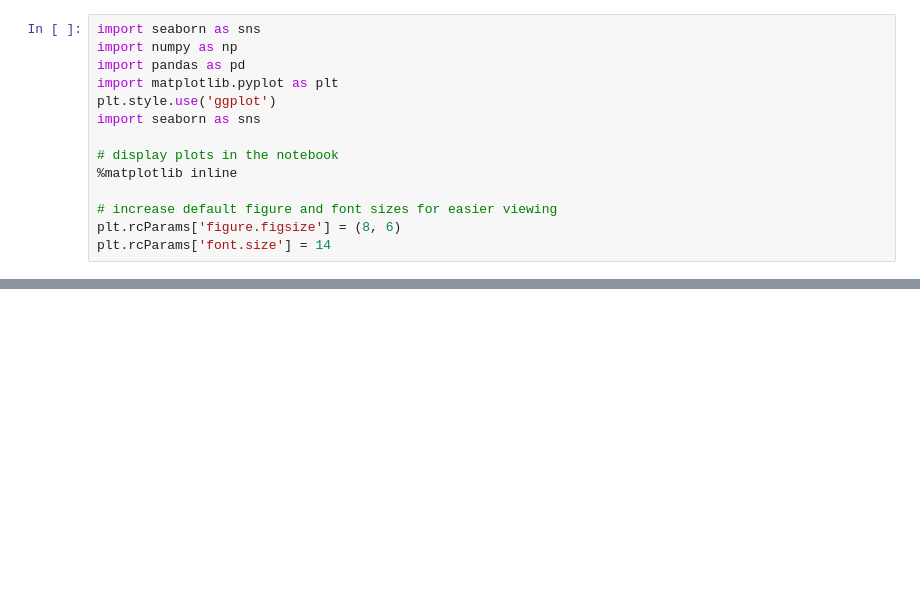
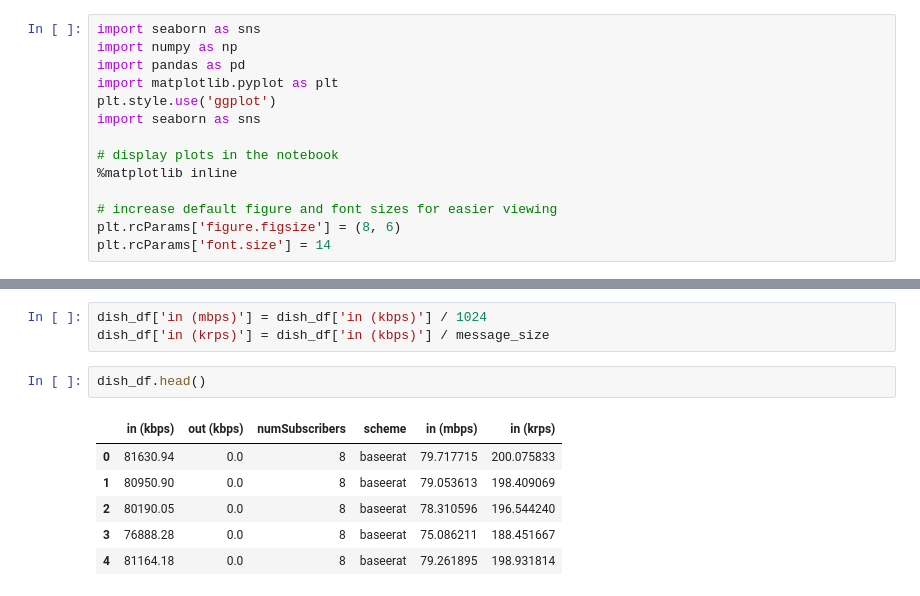
Before and after one commit to Elmo-MCast/measurements, a Jupyter notebook: vmware/analysis/apps/pub/vms/fanout/usage.ipynb, the cells around one changed output, grey strips where cells are left out. Saved outputs shown, nothing was run; the diff lists cells and outputs as text; blank space fills up the shorter version.

```diff
--- a/vmware/analysis/apps/pub/vms/fanout/usage.ipynb
+++ b/vmware/analysis/apps/pub/vms/fanout/usage.ipynb
@@ -292,0 +77,12 @@ plt.show()
+# %%
+dish_df['in (mbps)'] = dish_df['in (kbps)'] / 1024
+dish_df['in (krps)'] = dish_df['in (kbps)'] / message_size
+# %%
+dish_df.head()
+# %% [output]
+|  | in (kbps) | out (kbps) | numSubscribers | scheme | in (mbps) | in (krps) |
+| 0 | 81630.94 | 0.0 | 8 | baseerat | 79.717715 | 200.075833 |
+| 1 | 80950.90 | 0.0 | 8 | baseerat | 79.053613 | 198.409069 |
+| 2 | 80190.05 | 0.0 | 8 | baseerat | 78.310596 | 196.544240 |
+| 3 | 76888.28 | 0.0 | 8 | baseerat | 75.086211 | 188.451667 |
+| 4 | 81164.18 | 0.0 | 8 | baseerat | 79.261895 | 198.931814 |
```
Also changed, not shown: parts of 43 cells of this notebook, 17 other files.
